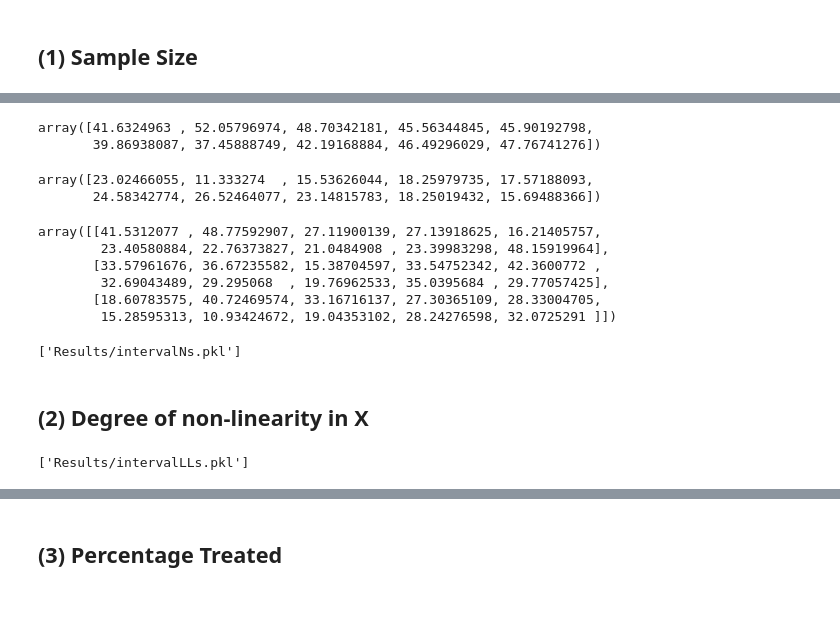
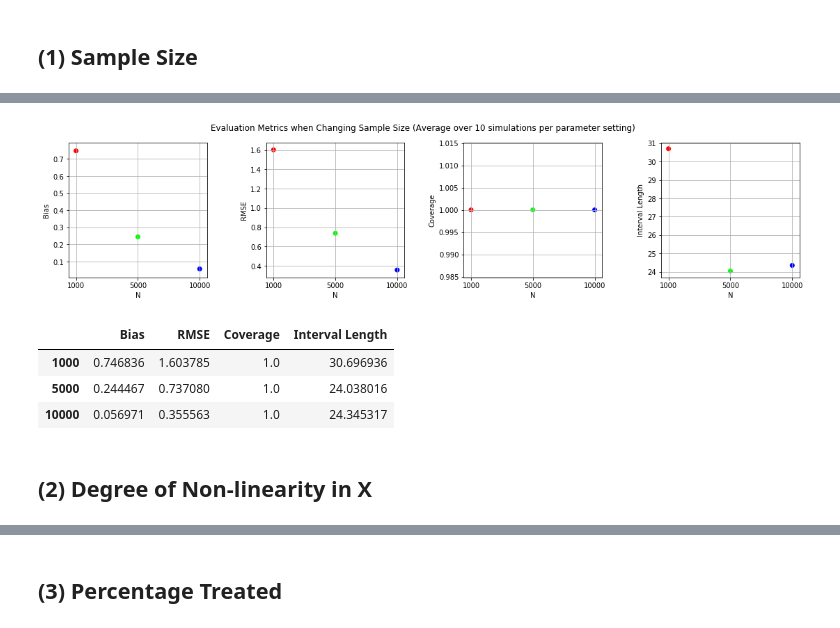
Before and after one commit to mbronckers/ecma_project, a Jupyter notebook: section2_dustin.ipynb, the cells around one changed output, grey strips where cells are left out. Cells and saved outputs as stored; diff of their text form; code cells hidden in the pictures.

Commit message:
Added visualizations and n_estimators tweaking

```diff
--- a/section2_dustin.ipynb
+++ b/section2_dustin.ipynb
@@ -258,28 +238,0 @@ trueATENs
-# %%
-ubs
-# %% [output]
-array([41.6324963 , 52.05796974, 48.70342181, 45.56344845, 45.90192798,
-       39.86938087, 37.45888749, 42.19168884, 46.49296029, 47.76741276])
-# %%
-lbs
-# %% [output]
-array([23.02466055, 11.333274  , 15.53626044, 18.25979735, 17.57188093,
-       24.58342774, 26.52464077, 23.14815783, 18.25019432, 15.69488366])
-# %%
-(ubsNs - lbsNs)
-# %% [output]
-array([[41.5312077 , 48.77592907, 27.11900139, 27.13918625, 16.21405757,
-        23.40580884, 22.76373827, 21.0484908 , 23.39983298, 48.15919964],
-       [33.57961676, 36.67235582, 15.38704597, 33.54752342, 42.3600772 ,
-        32.69043489, 29.295068  , 19.76962533, 35.0395684 , 29.77057425],
-       [18.60783575, 40.72469574, 33.16716137, 27.30365109, 28.33004705,
-        15.28595313, 10.93424672, 19.04353102, 28.24276598, 32.0725291 ]])
-# %%
-import joblib
-
-joblib.dump(biasNs, 'Results/biasNs.pkl')
-joblib.dump(rmseNs, 'Results/rmseNs.pkl')
-joblib.dump(coverageNs, 'Results/coverageNs.pkl')
-joblib.dump(intervalNs, 'Results/intervalNs.pkl')
-# %% [output]
-['Results/intervalNs.pkl']
@@ -291,5 +239,42 @@ intervalNs = joblib.load('Results/intervalNs.pkl')
+# %%
+biasNs = joblib.load('Results/biasNs.pkl')
+rmseNs = joblib.load('Results/rmseNs.pkl')
+coverageNs = joblib.load('Results/coverageNs.pkl')
+intervalNs = joblib.load('Results/intervalNs.pkl')
+
+xNs = list(map(str, Ns))
+cNs = np.array([[255, 0, 0], [0, 255, 0], [0, 0, 255]])
+fig, axs = plt.subplots(1, 4, figsize=(16, 4), sharey=False)
+
+axs[0].scatter(xNs, biasNs, c=cNs/255)
+axs[0].set(xlabel='N', ylabel='Bias')
+axs[0].grid()
+axs[1].scatter(xNs, rmseNs, c=cNs/255)
+axs[1].set(xlabel='N', ylabel='RMSE')
+axs[1].grid()
+axs[2].scatter(xNs, coverageNs, c=cNs/255)
+axs[2].set(xlabel='N', ylabel='Coverage')
+axs[2].grid()
+axs[3].scatter(xNs, intervalNs, c=cNs/255)
+axs[3].set(xlabel='N', ylabel='Interval Length')
+axs[3].grid()
+
+fig.suptitle('Evaluation Metrics when Changing Sample Size (Average over ' + str(k) + ' simulations per parameter setting)')
+fig.tight_layout(pad=3.0)
+plt.show()
+# %% [output]
+[figure, added]
+# %%
+data = {'Bias':biasNs, 'RMSE':rmseNs, 'Coverage':coverageNs, 'Interval Length':intervalNs}
+tableNs = pd.DataFrame(data=data, index=xNs)
+tableNs
+# %% [output]
+|  | Bias | RMSE | Coverage | Interval Length |
+| 1000 | 0.746836 | 1.603785 | 1.0 | 30.696936 |
+| 5000 | 0.244467 | 0.737080 | 1.0 | 24.038016 |
+| 10000 | 0.056971 | 0.355563 | 1.0 | 24.345317 |
 # %% [markdown]
-## (2) Degree of non-linearity in X
+## (2) Degree of Non-linearity in X
 # %%
 K = 10
 linearityLevels = ['full', 'high', 'med', 'low']
@@ -320,9 +309,0 @@ for idx, level in enumerate(linearityLevels):
-# %%
-import joblib
-
-joblib.dump(biasLLs, 'Results/biasLLs.pkl')
-joblib.dump(rmseLLs, 'Results/rmseLLs.pkl')
-joblib.dump(coverageLLs, 'Results/coverageLLs.pkl')
-joblib.dump(intervalLLs, 'Results/intervalLLs.pkl')
-# %% [output]
-['Results/intervalLLs.pkl']
```
Also changed, not shown: parts of 51 cells of this notebook.
